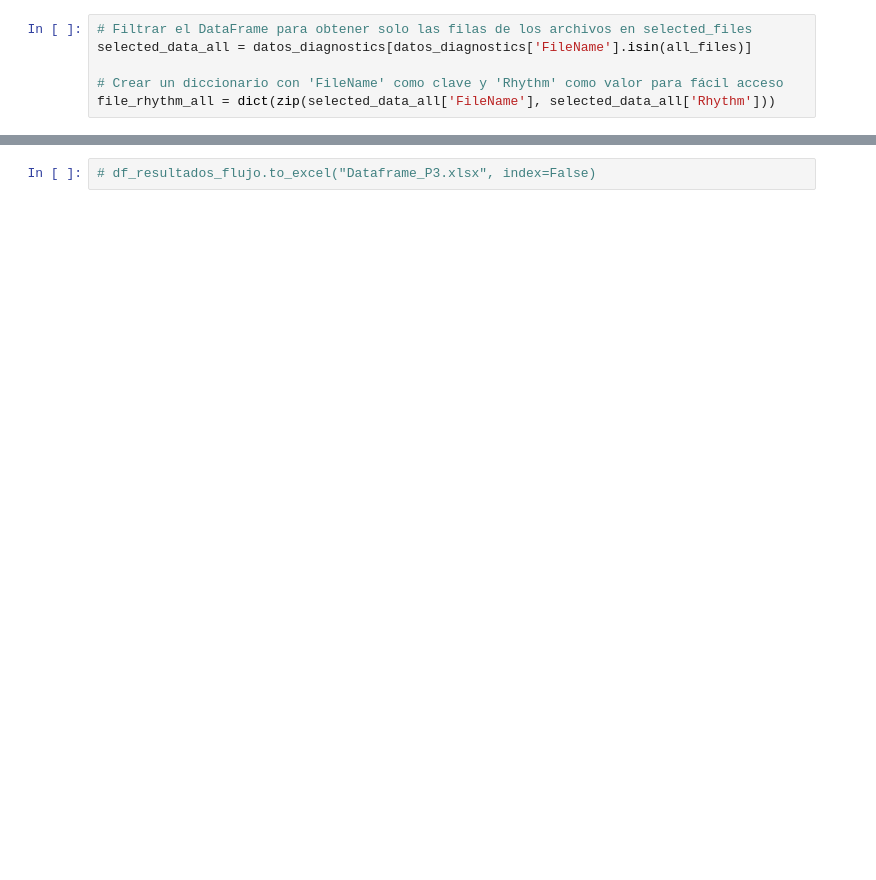
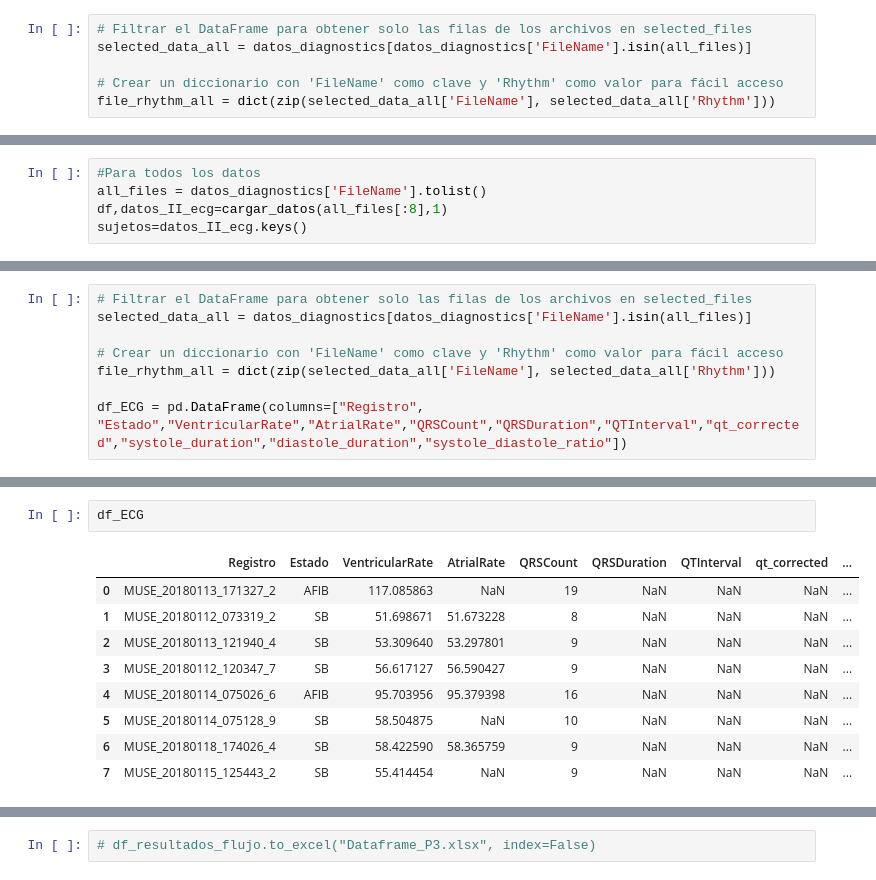
Before and after one commit to MariaOs02/LabBiosenales, a Jupyter notebook: Proyecto_4/Proyecto4.ipynb, the cells around one changed output, grey strips where cells are left out. Saved outputs shown, nothing was run; the diff lists cells and outputs as text; blank space fills up the shorter version.

```diff
--- a/Proyecto_4/Proyecto4.ipynb
+++ b/Proyecto_4/Proyecto4.ipynb
@@ -341,0 +149,5 @@ file_rhythm_all = dict(zip(selected_data_all['FileName'], selected_data_all['Rhy
+# %%
+#Para todos los datos
+all_files = datos_diagnostics['FileName'].tolist()
+df,datos_II_ecg=cargar_datos(all_files[:8],1)
+sujetos=datos_II_ecg.keys()
@@ -341,0 +156,8 @@ file_rhythm_all = dict(zip(selected_data_all['FileName'], selected_data_all['Rhy
+# %%
+# Filtrar el DataFrame para obtener solo las filas de los archivos en selected_files
+selected_data_all = datos_diagnostics[datos_diagnostics['FileName'].isin(all_files)]
+
+# Crear un diccionario con 'FileName' como clave y 'Rhythm' como valor para fácil acceso
+file_rhythm_all = dict(zip(selected_data_all['FileName'], selected_data_all['Rhythm']))
+
+df_ECG = pd.DataFrame(columns=["Registro", "Estado","VentricularRate","AtrialRate","QRSCount","QRSDuration","QTInterval","qt_corrected","systole_duration","diastole_duration","systole_diastole_ratio"])
@@ -341,0 +244,12 @@ file_rhythm_all = dict(zip(selected_data_all['FileName'], selected_data_all['Rhy
+# %%
+df_ECG
+# %% [output]
+|  | Registro | Estado | VentricularRate | AtrialRate | QRSCount | QRSDuration | QTInterval | qt_corrected | ... |
+| 0 | MUSE_20180113_171327_2 | AFIB | 117.085863 | NaN | 19 | NaN | NaN | NaN | ... |
+| 1 | MUSE_20180112_073319_2 | SB | 51.698671 | 51.673228 | 8 | NaN | NaN | NaN | ... |
+| 2 | MUSE_20180113_121940_4 | SB | 53.309640 | 53.297801 | 9 | NaN | NaN | NaN | ... |
+| 3 | MUSE_20180112_120347_7 | SB | 56.617127 | 56.590427 | 9 | NaN | NaN | NaN | ... |
+| 4 | MUSE_20180114_075026_6 | AFIB | 95.703956 | 95.379398 | 16 | NaN | NaN | NaN | ... |
+| 5 | MUSE_20180114_075128_9 | SB | 58.504875 | NaN | 10 | NaN | NaN | NaN | ... |
+| 6 | MUSE_20180118_174026_4 | SB | 58.422590 | 58.365759 | 9 | NaN | NaN | NaN | ... |
+| 7 | MUSE_20180115_125443_2 | SB | 55.414454 | NaN | 9 | NaN | NaN | NaN | ... |
```
Also changed, not shown: parts of 66 cells of this notebook, 1 other file.
